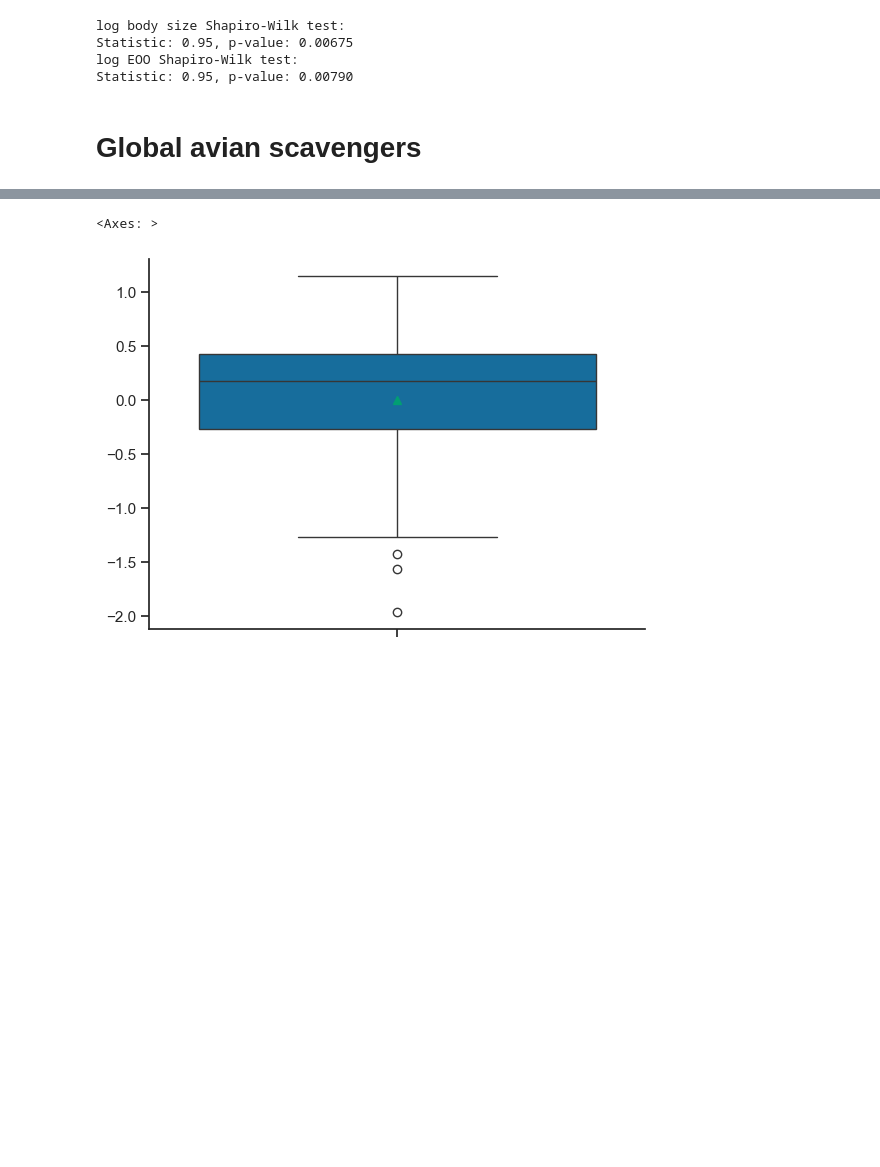
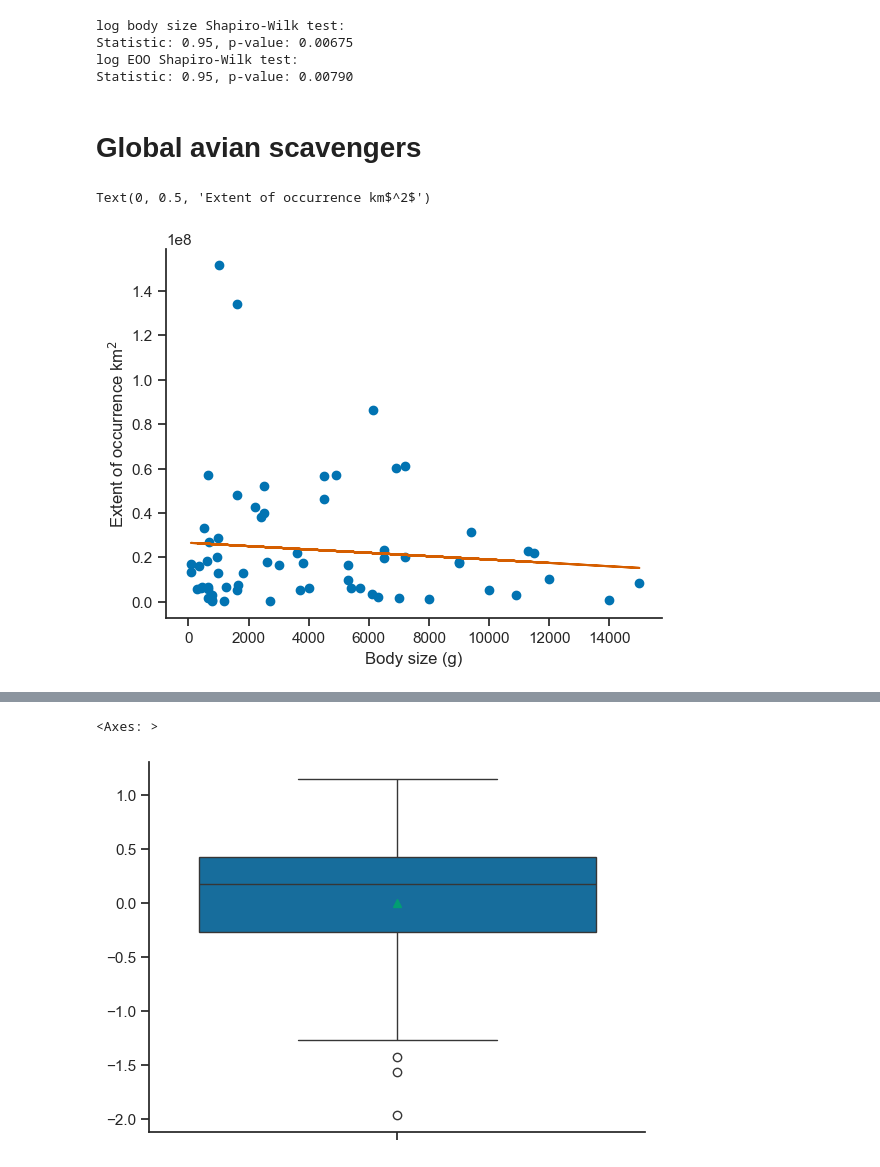
Before and after one commit to TheMightiestCrab/Macroecology, a Jupyter notebook: code/spare code.ipynb, the cells around one changed output, grey strips where cells are left out. Saved outputs shown, nothing was run; the diff lists cells and outputs as text; code cells hidden in the pictures; blank space fills up the shorter version.

```diff
--- a/code/spare code.ipynb
+++ b/code/spare code.ipynb
@@ -98,11 +98,30 @@ Statistic: 0.95, p-value: 0.00790
 # Global avian scavengers
 # %%
 # Define the X and Y matrices
-y = scavengers["log Extent of occurrence"]
-x = scavengers["log Body size"]
+y = scavengers["Extent of occurrence"]
+x = scavengers["Body size"]
+log_y = scavengers["log Extent of occurrence"]
+log_x = scavengers["log Body size"]
 
-# Add a column called "const" to the design matrix.
+# Add a column called "const" to the design matrix, X
 x = sm.add_constant(x)
+log_x = sm.add_constant(log_x)
 x.head()
 
 ols_model = sm.OLS(y, x).fit()
+log_ols_model=sm.OLS(log_y, log_x).fit()
+# %%
+# LineEquation = 6.9554 + 0.0261 * x
+LineEquation = 2.657e+07 + (-756.5066 * x)
+
+plt.scatter(
+    x="Body size",
+    y="Extent of occurrence",
+    data=scavengers
+)
+plt.plot(x, LineEquation, color="r",)
+plt.xlabel("Body size (g)")
+plt.ylabel("Extent of occurrence km$^2$")
+# %% [output]
+Text(0, 0.5, 'Extent of occurrence km$^2$')
+[figure, added]
```
Also changed, not shown: parts of 16 cells of this notebook, 1 other file.
